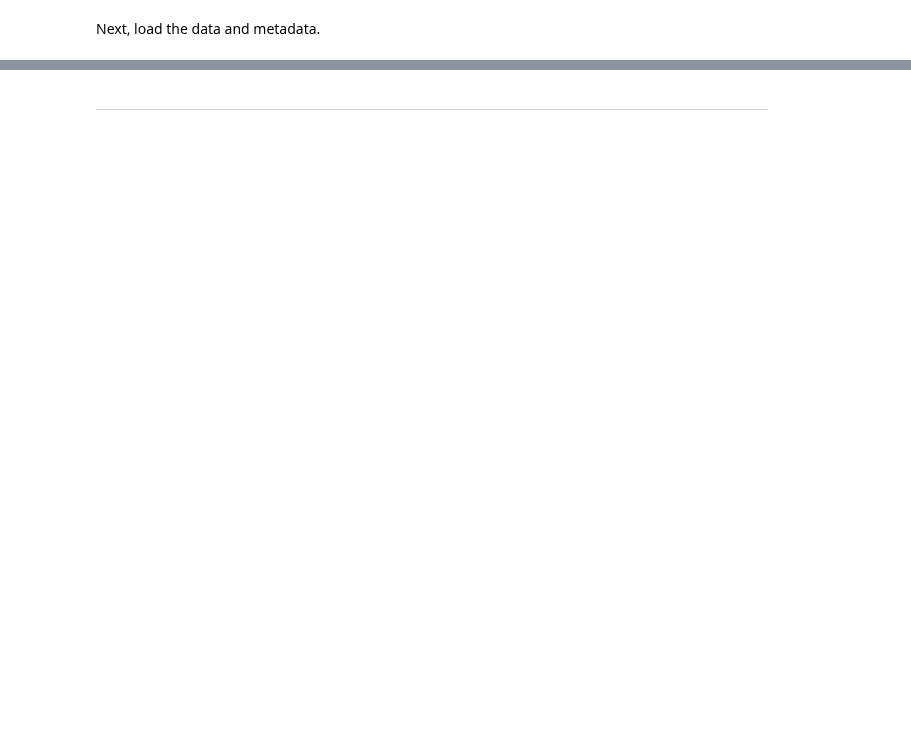
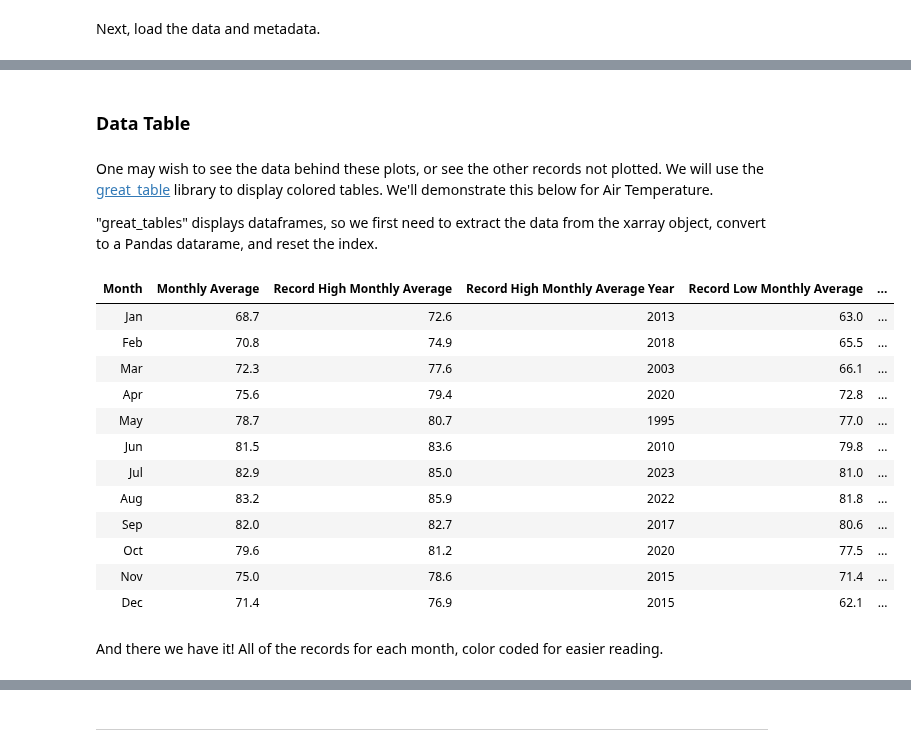
Before and after one commit to mdgrossi/climatology, a Jupyter notebook: NOAA-CO-OPS-plots.ipynb, the cells around one changed output, grey strips where cells are left out. Drawn from its saved outputs; the diff is of its cells as text; code cells hidden in the pictures; blank space fills up the shorter version.

Commit message:
Added Bokeh plots, colored dataframe, and commentary

```diff
--- a/NOAA-CO-OPS-plots.ipynb
+++ b/NOAA-CO-OPS-plots.ipynb
@@ -128,0 +490,3 @@ today = datetime.today().strftime('%d-%b')
+# %%
+var = 'Air Temperature'
+daily_climo(data=days, var=var, flood_thresholds=floods, scheme='mg')
@@ -128,0 +501,38 @@ today = datetime.today().strftime('%d-%b')
+# %% [markdown]
+### Data Table
+# %% [markdown]
+One may wish to see the data behind these plots, or see the other records not plotted. We will use the [great_table](https://posit-dev.github.io/great-tables/articles/intro.html) library to display colored tables. We'll demonstrate this below for Air Temperature.
+
+"great_tables" displays dataframes, so we first need to extract the data from the xarray object, convert to a Pandas datarame, and reset the index.
+# %%
+stats = mons.sel(variable=var.title()).to_dataframe().drop('variable', axis=1).reset_index()
+
+# Create the `great_tables`` object and add the columns
+# We also specify any formatting of each column here including the color using the color dictionary defined above.
+gtbl = GT(stats)
+for column in stats.columns:
+    gtbl = gtbl.tab_style(style=[style.fill(color=colors['mg'][column]), style.text(align='center', v_align='middle')], locations=loc.body(columns=column))
+
+# Now we format the rest of the table
+gtbl = (gtbl
+.cols_align(align='center')
+.tab_style(style=[style.text(color='gainsboro', weight='bold'), style.fill(color='dimgray')], locations=loc.column_header())
+.tab_options(table_font_size='13px', table_body_hlines_color='white'))
+
+gtbl.show()
+# %% [output]
+| Month | Monthly Average | Record High Monthly Average | Record High Monthly Average Year | Record Low Monthly Average | ... |
+| Jan | 68.7 | 72.6 | 2013 | 63.0 | ... |
+| Feb | 70.8 | 74.9 | 2018 | 65.5 | ... |
+| Mar | 72.3 | 77.6 | 2003 | 66.1 | ... |
+| Apr | 75.6 | 79.4 | 2020 | 72.8 | ... |
+| May | 78.7 | 80.7 | 1995 | 77.0 | ... |
+| Jun | 81.5 | 83.6 | 2010 | 79.8 | ... |
+| Jul | 82.9 | 85.0 | 2023 | 81.0 | ... |
+| Aug | 83.2 | 85.9 | 2022 | 81.8 | ... |
+| Sep | 82.0 | 82.7 | 2017 | 80.6 | ... |
+| Oct | 79.6 | 81.2 | 2020 | 77.5 | ... |
+| Nov | 75.0 | 78.6 | 2015 | 71.4 | ... |
+| Dec | 71.4 | 76.9 | 2015 | 62.1 | ... |
+# %% [markdown]
+And there we have it! All of the records for each month, color coded for easier reading.
```
Also changed, not shown: parts of 33 cells of this notebook.
